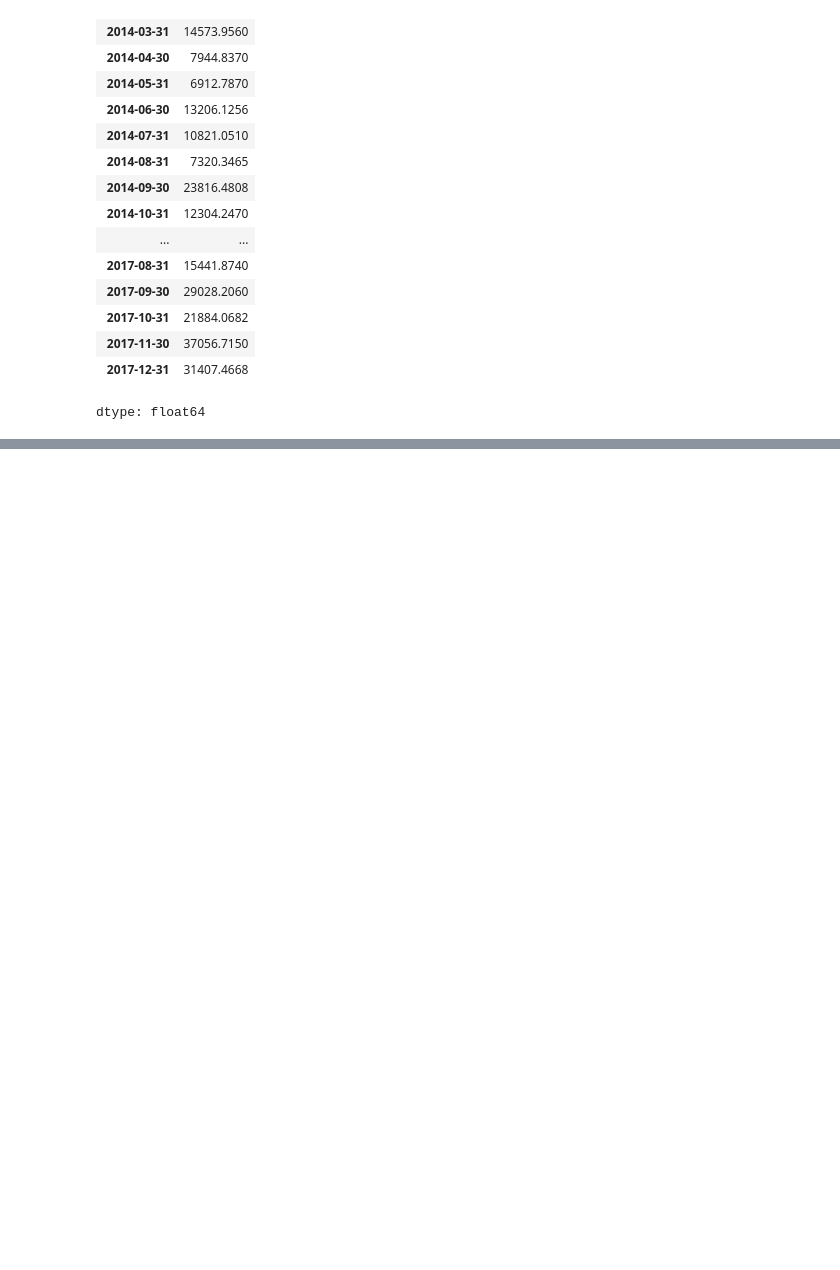
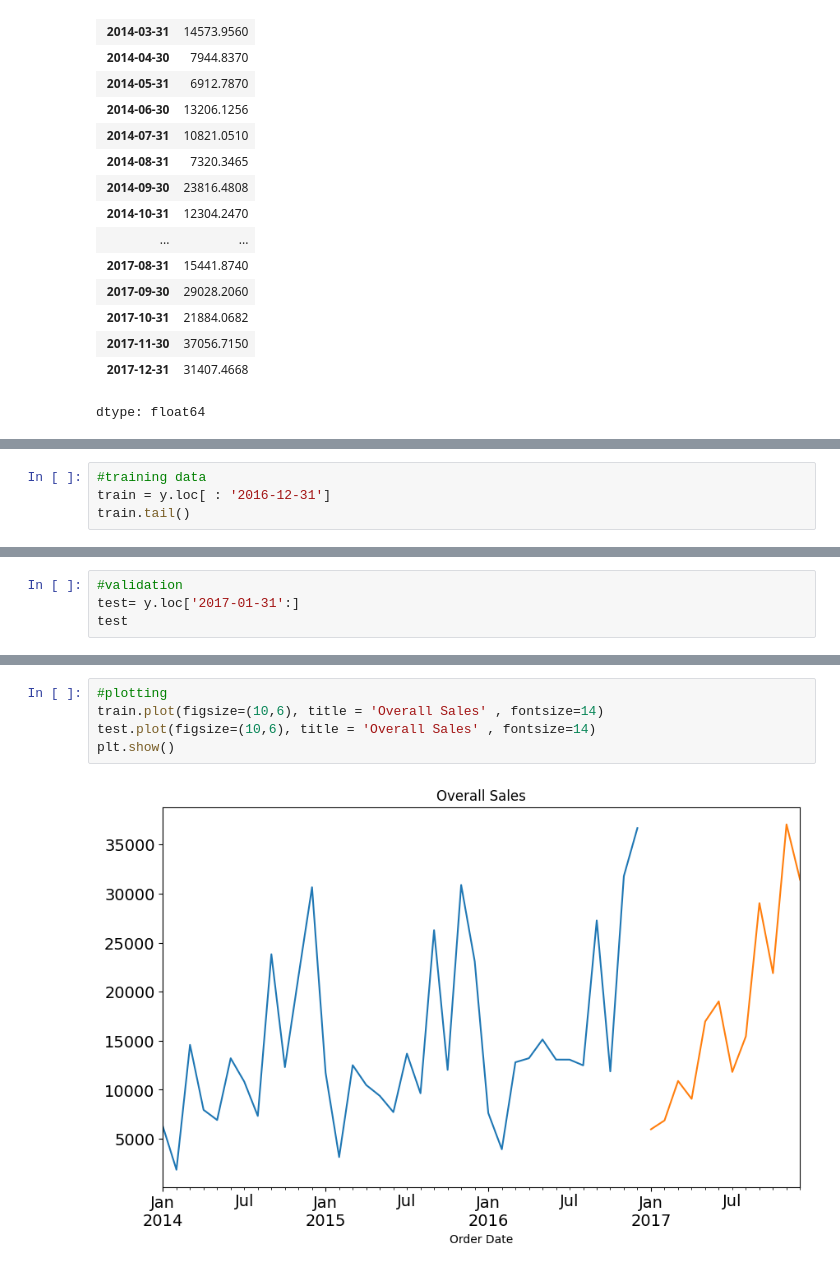
Before and after one commit to Jidnya28/Furniture-Sales-Forecasting, a Jupyter notebook: Furniture_Sales_Forecasting.ipynb, the cells around one changed output, grey strips where cells are left out. Saved outputs shown, nothing was run; the diff lists cells and outputs as text; blank space fills up the shorter version.

```diff
--- a/Furniture_Sales_Forecasting.ipynb
+++ b/Furniture_Sales_Forecasting.ipynb
@@ -237,0 +250,4 @@ dtype: float64
+# %%
+#training data
+train = y.loc[ : '2016-12-31']
+train.tail()
@@ -237,0 +263,4 @@ dtype: float64
+# %%
+#validation
+test= y.loc['2017-01-31':]
+test
@@ -237,0 +283,7 @@ dtype: float64
+# %%
+#plotting
+train.plot(figsize=(10,6), title = 'Overall Sales' , fontsize=14)
+test.plot(figsize=(10,6), title = 'Overall Sales' , fontsize=14)
+plt.show()
+# %% [output]
+[figure, added]
```
Also changed, not shown: parts of 25 cells of this notebook.
